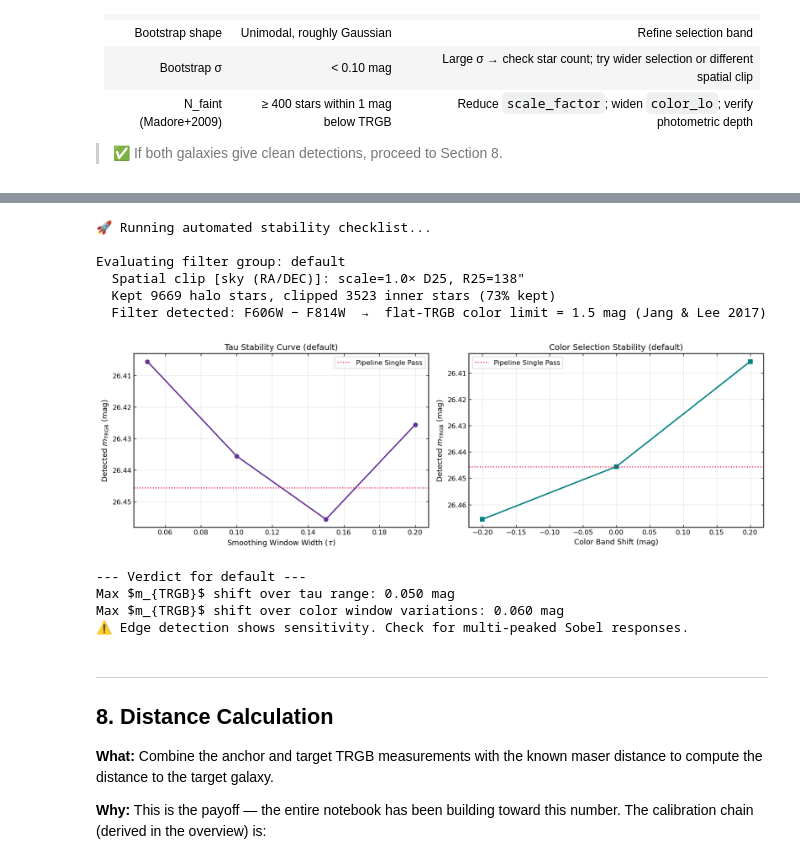
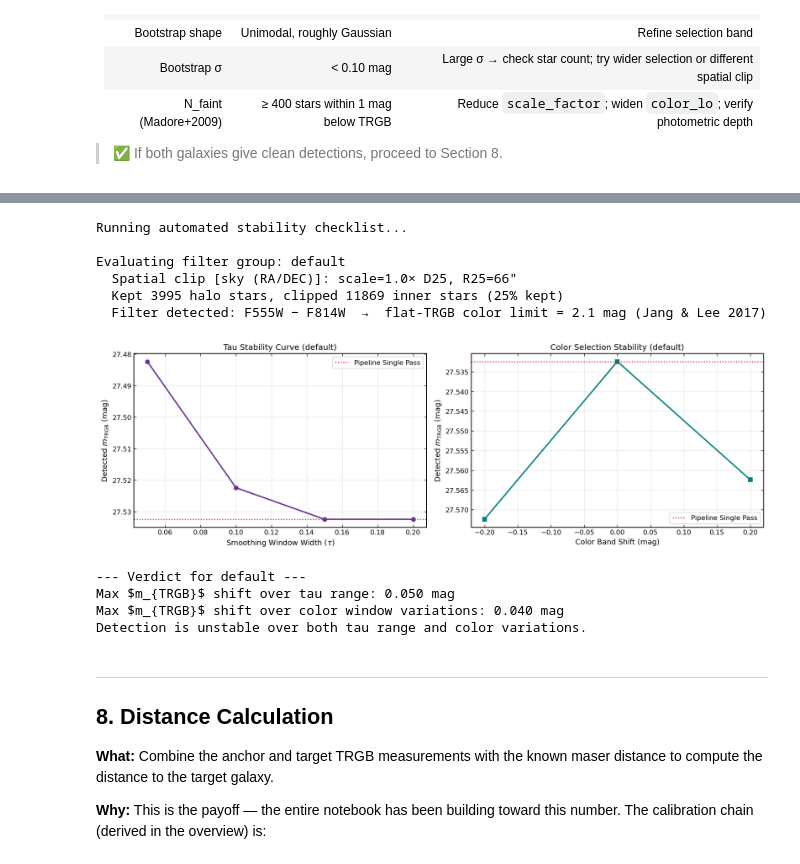
Before and after one commit to limyers/Cosmoverse-Data-Challenge, a Jupyter notebook: 1_trgb/TRGB_distance_measurement.ipynb, the cells around one changed output, grey strips where cells are left out. Cells and saved outputs as stored; diff of their text form; code cells hidden in the pictures.

```diff
--- a/1_trgb/TRGB_distance_measurement.ipynb
+++ b/1_trgb/TRGB_distance_measurement.ipynb
@@ -914,7 +914,7 @@ The next cell will check whether the required files are present and report any m
 # ============================================================
 # CHOOSE YOUR TARGET — edit this cell
 # ============================================================
-TARGET_GALAXY = 'M101'   # Change to any host galaxy in GALAXY_DB, e.g. 'NGC1448' (in that format!)
+TARGET_GALAXY = 'NGC3021'   # Change to any host galaxy in GALAXY_DB, e.g. 'NGC1448' (in that format!)
 PHOT_SOURCE   = 'EDD'   # Photometry source: 'EDD' or 'CATS'
 
 ANCHOR_PHOT_FILE = None # EDD only: filename to override auto-selection
@@ -3540,8 +3589,5 @@ KeyboardInterrupt:
 # %%
-import numpy as np
-import matplotlib.pyplot as plt
 import copy
-import time
 
 # 1. Define stability checklist variations
 tau_values = [0.05, 0.10, 0.15, 0.20]
@@ -3551,7 +3597,7 @@ color_shifts = [-0.2, 0.0, 0.2]
 results_tau = {}
 results_color = {}
 
-print("🚀 Running automated stability checklist...")
+print("Running automated stability checklist...")
 
 # Look at the filter groups determined in your pipeline loop
 for _tgt_filt, _ in _tgt_filt_groups:
@@ -3630,47 +3676,61 @@ for _tgt_filt, _ in _tgt_filt_groups:
     ax1.axhline(_per_filt_target[filt_key]['trgb_single'], ls=':', color='crimson', label='Pipeline Single Pass')
     ax1.set_xlabel(r'Smoothing Window Width ($\tau$)', fontsize=11)
     ax1.set_ylabel(r'Detected $m_{\mathrm{TRGB}}$ (mag)', fontsize=11)
     ax1.set_title(f'Tau Stability Curve ({filt_key})')
     ax1.grid(True, alpha=0.3)
     ax1.invert_yaxis()
     ax1.legend()
 
     # Color Shift Plot
     ax2.plot(color_shifts, results_color[filt_key], marker='s', color='teal', lw=2)
     ax2.axhline(_per_filt_target[filt_key]['trgb_single'], ls=':', color='crimson', label='Pipeline Single Pass')
     ax2.set_xlabel('Color Band Shift (mag)', fontsize=11)
     ax2.set_ylabel(r'Detected $m_{\mathrm{TRGB}}$ (mag)', fontsize=11)
     ax2.set_title(f'Color Selection Stability ({filt_key})')
     ax2.grid(True, alpha=0.3)
     ax2.invert_yaxis()
     ax2.legend()
 
     plt.tight_layout()
     plt.show()
 
     # Summary Analysis
-    max_tau_dev = np.max(results_tau[filt_key]) - np.min(results_tau[filt_key])
-    max_color_dev = np.max(results_color[filt_key]) - np.min(results_color[filt_key])
+    max_tau_dev = round(np.max(results_tau[filt_key]) - np.min(results_tau[filt_key]),4)
+    max_color_dev = round(np.max(results_color[filt_key]) - np.min(results_color[filt_key]),4)
+
+
+    RED = '\033[31m'
+    GREEN = '\033[32m'
+    YELLOW = '\033[33m'
+    RESET =  '\033[0m'
 
     print(f"--- Verdict for {filt_key} ---")
     print(f"Max $m_{{TRGB}}$ shift over tau range: {max_tau_dev:.3f} mag")
     print(f"Max $m_{{TRGB}}$ shift over color window variations: {max_color_dev:.3f} mag")
-    if max_tau_dev < 0.03 and max_color_dev < 0.03:
-        print("✅ Detection is highly stable (within the 0.03 mag target threshold).")
+
+    tau_stable = max_tau_dev <= 0.030
+    color_stable = max_color_dev <= 0.030
+
+    if tau_stable and color_stable:
+        print(f"{GREEN}Detection is highly stable (within the 0.03 mag target threshold).{RESET}")
+    elif not tau_stable and color_stable:
+        print(f"{YELLOW}Detection is unstable over tau range but not over color variations.{RESET}")
+    elif tau_stable and not color_stable:
+        print(f"{YELLOW}Detection is unstable over color variations but not over tau range.{RESET}")
     else:
-        print("⚠️ Edge detection shows sensitivity. Check for multi-peaked Sobel responses.")
+        print(f"{RED}Detection is unstable over both tau range and color variations.{RESET}")
 # %% [output]
-🚀 Running automated stability checklist...
+Running automated stability checklist...
 
 Evaluating filter group: default
-  Spatial clip [sky (RA/DEC)]: scale=1.0× D25, R25=138"
-  Kept 9669 halo stars, clipped 3523 inner stars (73% kept)
-  Filter detected: F606W − F814W  →  flat-TRGB color limit = 1.5 mag (Jang & Lee 2017)
+  Spatial clip [sky (RA/DEC)]: scale=1.0× D25, R25=66"
+  Kept 3995 halo stars, clipped 11869 inner stars (25% kept)
+  Filter detected: F555W − F814W  →  flat-TRGB color limit = 2.1 mag (Jang & Lee 2017)
-[figure, old version]
+[figure, new version]
 --- Verdict for default ---
 Max $m_{TRGB}$ shift over tau range: 0.050 mag
-Max $m_{TRGB}$ shift over color window variations: 0.060 mag
-⚠️ Edge detection shows sensitivity. Check for multi-peaked Sobel responses.
+Max $m_{TRGB}$ shift over color window variations: 0.040 mag
+Detection is unstable over both tau range and color variations.
 # %% [markdown]
 ---
 
```
Also changed, not shown: parts of 8 cells of this notebook, 2 other files.
